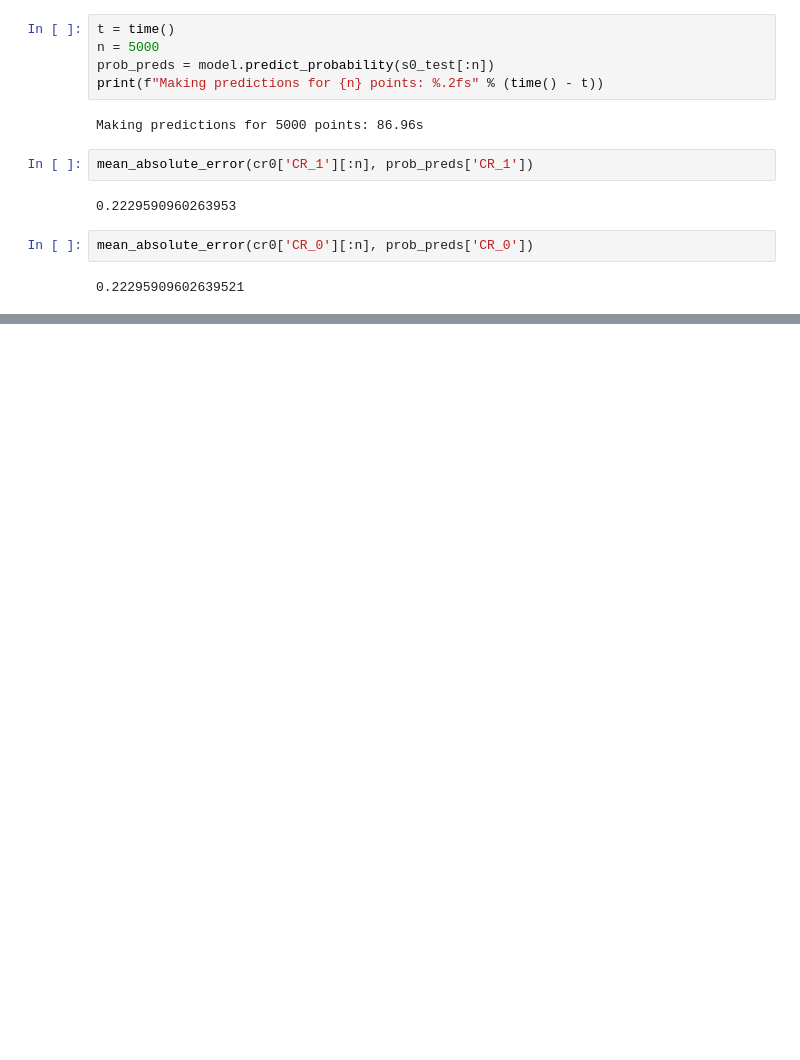
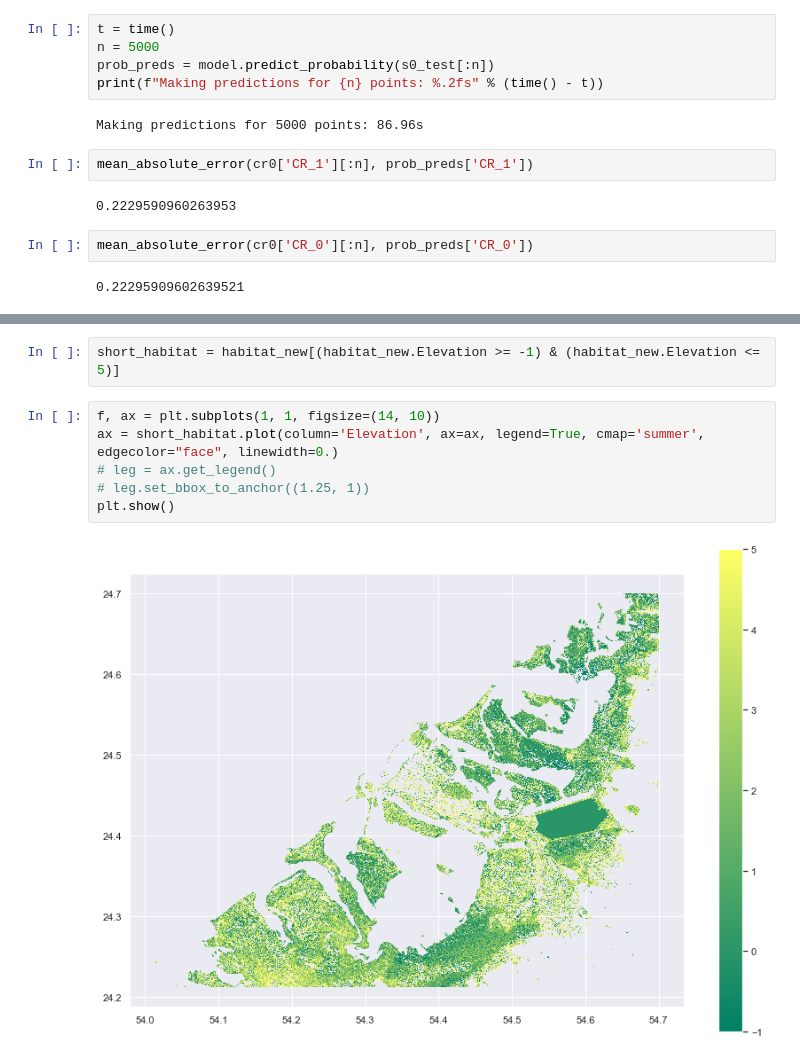
Before and after one commit to sashanksilwal/CRSLR, a Jupyter notebook: Ngoc/Training/Training data.ipynb, the cells around one changed output, grey strips where cells are left out. Saved outputs shown, nothing was run; the diff lists cells and outputs as text; blank space fills up the shorter version.

```diff
--- a/Ngoc/Training/Training data.ipynb
+++ b/Ngoc/Training/Training data.ipynb
@@ -303,0 +382,10 @@ mean_absolute_error(cr0['CR_0'][:n], prob_preds['CR_0'])
+# %%
+short_habitat = habitat_new[(habitat_new.Elevation >= -1) & (habitat_new.Elevation <= 5)]
+# %%
+f, ax = plt.subplots(1, 1, figsize=(14, 10))
+ax = short_habitat.plot(column='Elevation', ax=ax, legend=True, cmap='summer', edgecolor="face", linewidth=0.)
+# leg = ax.get_legend()
+# leg.set_bbox_to_anchor((1.25, 1))
+plt.show()
+# %% [output]
+[figure, added]
```
Also changed, not shown: parts of 26 cells of this notebook, 7 other files.
